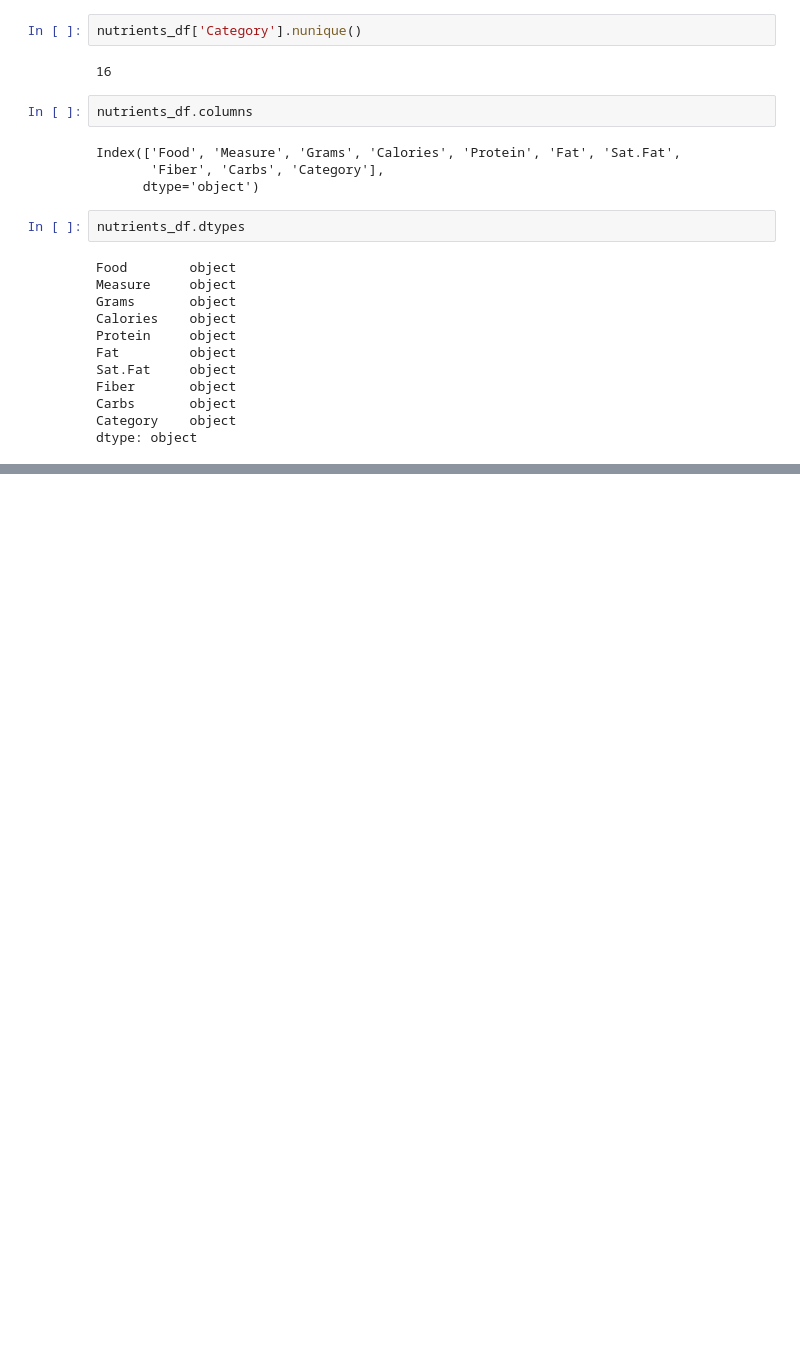
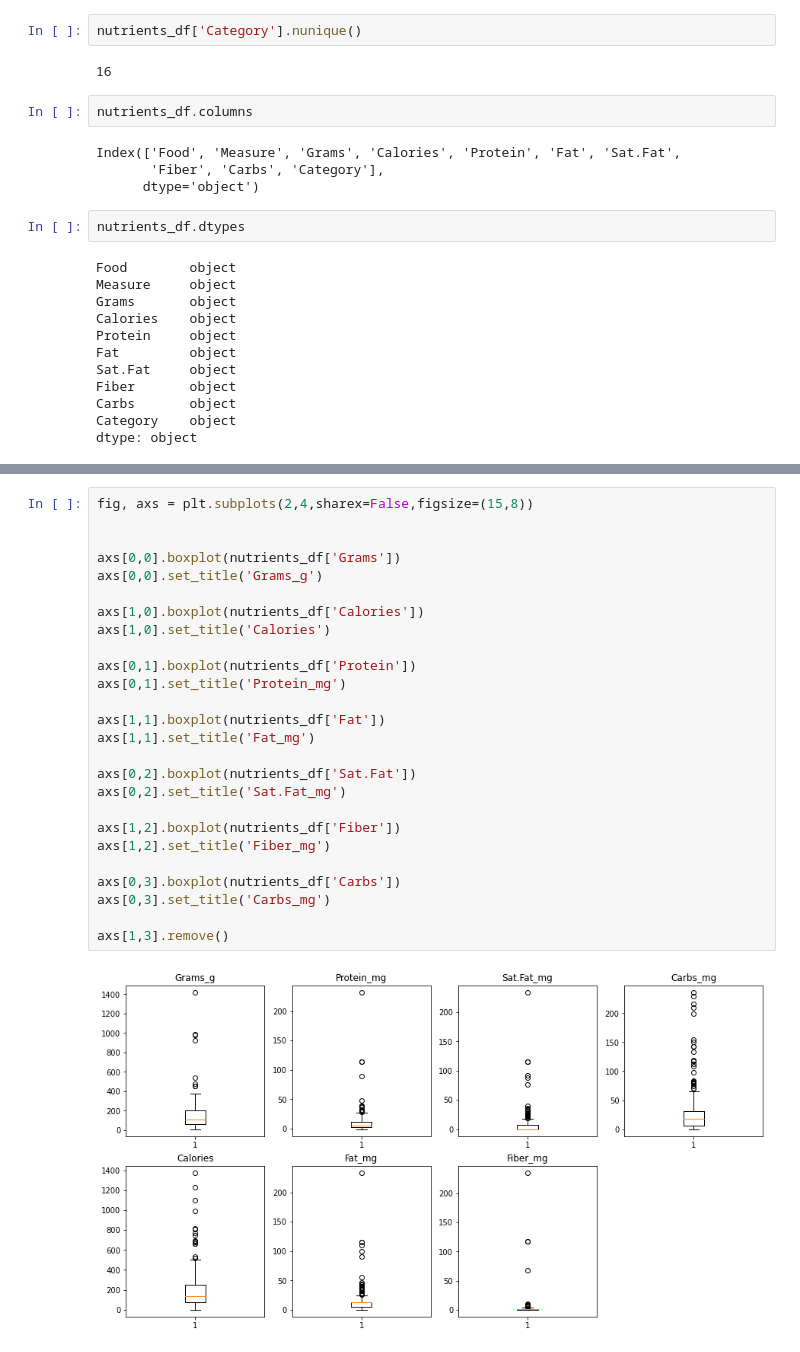
Before and after one commit to AllanRPetersen/Predicting-Food-Prices, a Jupyter notebook: notebooks/adrian_nutrients.ipynb, the cells around one changed output, grey strips where cells are left out. Cells and saved outputs as stored; diff of their text form; blank space fills up the shorter version.

```diff
--- a/notebooks/adrian_nutrients.ipynb
+++ b/notebooks/adrian_nutrients.ipynb
@@ -98,0 +191,28 @@ TypeError: unsupported operand type(s) for +: 'numpy.dtype' and 'numpy.dtype'
+# %%
+fig, axs = plt.subplots(2,4,sharex=False,figsize=(15,8))
+
+
+axs[0,0].boxplot(nutrients_df['Grams'])
+axs[0,0].set_title('Grams_g')
+
+axs[1,0].boxplot(nutrients_df['Calories'])
+axs[1,0].set_title('Calories')
+
+axs[0,1].boxplot(nutrients_df['Protein'])
+axs[0,1].set_title('Protein_mg')
+
+axs[1,1].boxplot(nutrients_df['Fat'])
+axs[1,1].set_title('Fat_mg')
+
+axs[0,2].boxplot(nutrients_df['Sat.Fat'])
+axs[0,2].set_title('Sat.Fat_mg')
+
+axs[1,2].boxplot(nutrients_df['Fiber'])
+axs[1,2].set_title('Fiber_mg')
+
+axs[0,3].boxplot(nutrients_df['Carbs'])
+axs[0,3].set_title('Carbs_mg')
+
+axs[1,3].remove()
+# %% [output]
+[figure, added]
```
Also changed, not shown: parts of 20 cells of this notebook.
